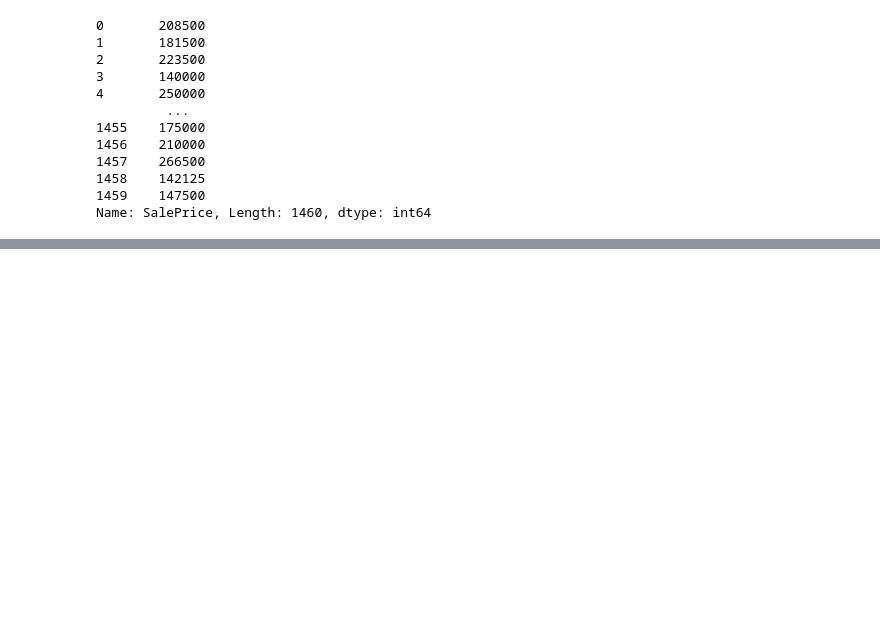
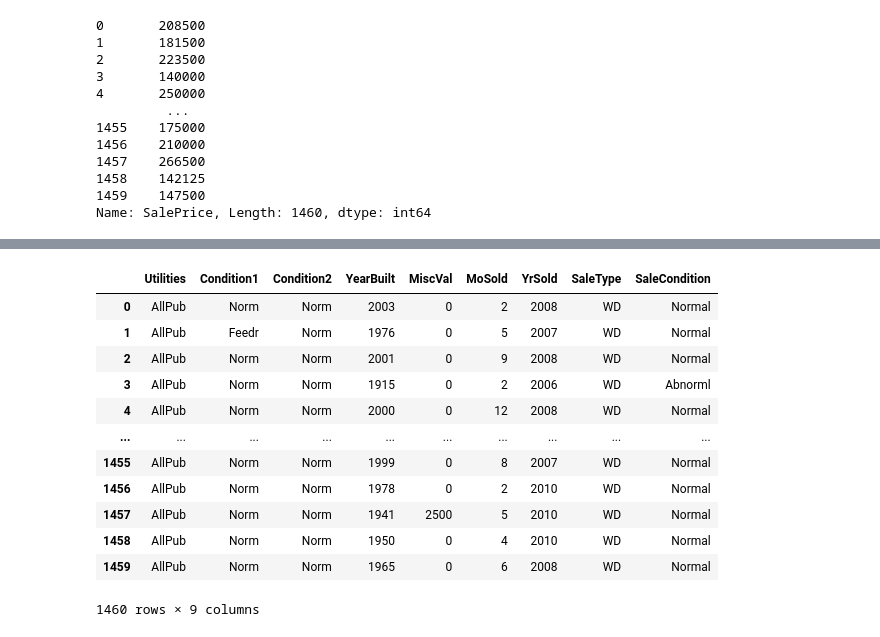
Before and after one commit to anoban/Supervised-Machine-Learning-Regression-and-Classification, a Jupyter notebook: anoban/Feature Scaling.ipynb, the cells around one changed output, grey strips where cells are left out. Drawn from its saved outputs; the diff is of its cells as text; code cells hidden in the pictures; blank space fills up the shorter version.

```diff
--- a/anoban/Feature Scaling.ipynb
+++ b/anoban/Feature Scaling.ipynb
@@ -3,7 +3,10 @@
 ------------------------
 # %%
 import numpy as np
+np.random.seed(2024 - 5 - 14)
 import pandas as pd
+pd.set_option("display.max_columns", None)
+pd.set_option("display.max_rows", 100)
 
 from sklearn.preprocessing import MinMaxScaler, StandardScaler, LabelEncoder
 from sklearn.linear_model import LinearRegression
@@ -467,0 +472,6 @@ list(zip(x.columns, model.coef_))
+# %%
+# let's cherry pick the predictors
+
+data = pd.read_csv(r"./ames_house_prices.csv", na_values = '?', index_col = 0).reset_index().drop("Id", axis = 1)
+# drop the columns with NAs
+data.dropna(axis = 1, inplace = True)
@@ -467,0 +511,4 @@ list(zip(x.columns, model.coef_))
+# %%
+# age of the house at sale
+
+data.loc[:, "AgeSold"] = 2010 - data.YearBuilt
@@ -467,0 +553,16 @@ list(zip(x.columns, model.coef_))
+# %%
+data.loc[:, ["Utilities", "Condition1", "Condition2", "YearBuilt", "MiscVal", "MoSold", "YrSold", "SaleType", "SaleCondition"]]
+# %% [output]
+|  | Utilities | Condition1 | Condition2 | YearBuilt | MiscVal | MoSold | YrSold | SaleType | SaleCondition |
+| 0 | AllPub | Norm | Norm | 2003 | 0 | 2 | 2008 | WD | Normal |
+| 1 | AllPub | Feedr | Norm | 1976 | 0 | 5 | 2007 | WD | Normal |
+| 2 | AllPub | Norm | Norm | 2001 | 0 | 9 | 2008 | WD | Normal |
+| 3 | AllPub | Norm | Norm | 1915 | 0 | 2 | 2006 | WD | Abnorml |
+| 4 | AllPub | Norm | Norm | 2000 | 0 | 12 | 2008 | WD | Normal |
+| ... | ... | ... | ... | ... | ... | ... | ... | ... | ... |
+| 1455 | AllPub | Norm | Norm | 1999 | 0 | 8 | 2007 | WD | Normal |
+| 1456 | AllPub | Norm | Norm | 1978 | 0 | 2 | 2010 | WD | Normal |
+| 1457 | AllPub | Norm | Norm | 1941 | 2500 | 5 | 2010 | WD | Normal |
+| 1458 | AllPub | Norm | Norm | 1950 | 0 | 4 | 2010 | WD | Normal |
+| 1459 | AllPub | Norm | Norm | 1965 | 0 | 6 | 2008 | WD | Normal |
+1460 rows × 9 columns
```
Also changed, not shown: parts of 20 cells of this notebook, 5 other files.
